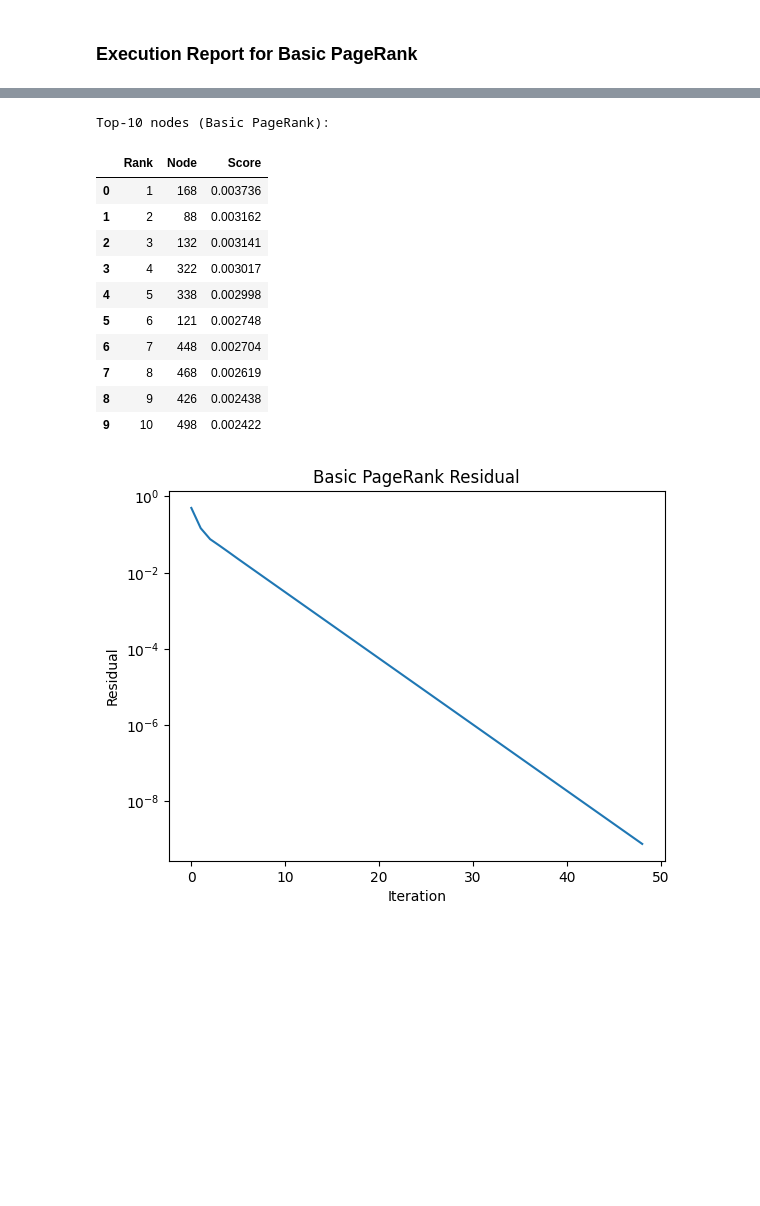
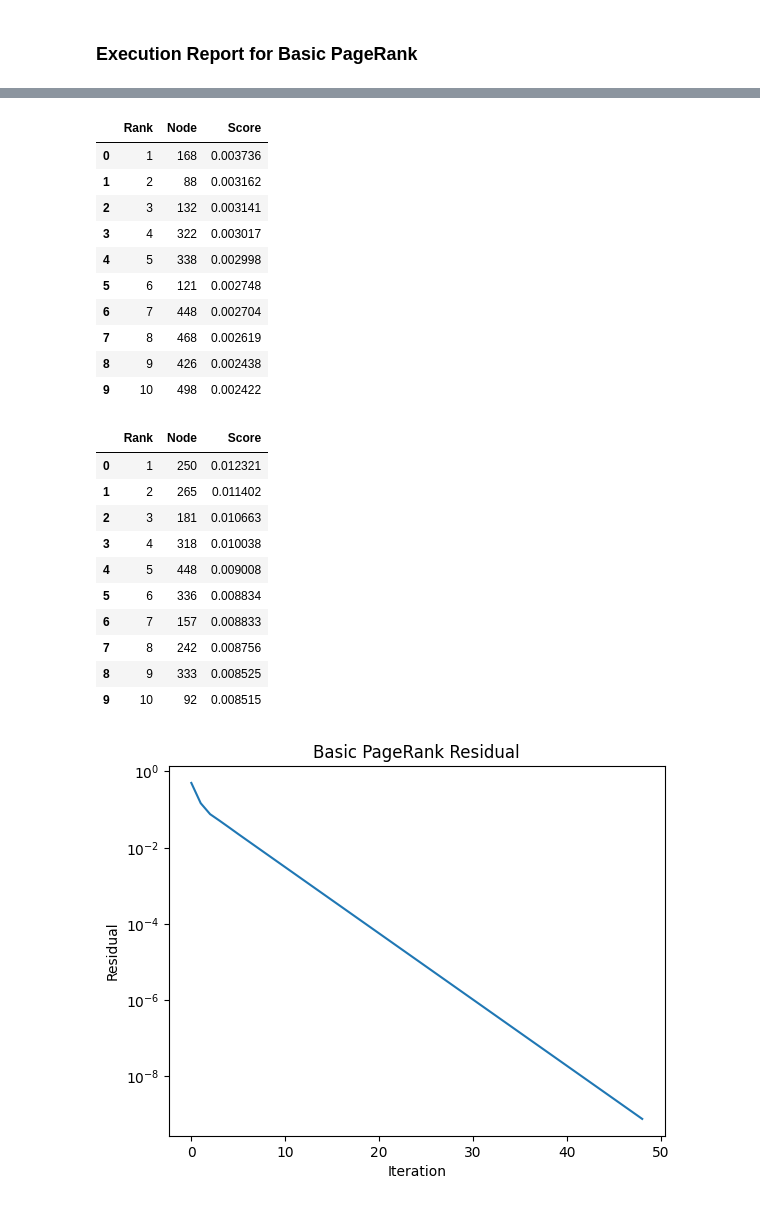
Before and after one commit to pouriaSameti/Mathematics-For-Data-Science, a Jupyter notebook: Project 3/notebook.ipynb, the cells around one changed output, grey strips where cells are left out. Cells and saved outputs as stored; diff of their text form; code cells hidden in the pictures; blank space fills up the shorter version.

```diff
--- a/Project 3/notebook.ipynb
+++ b/Project 3/notebook.ipynb
@@ -338,15 +352,13 @@ Sum of PageRank values: 0.4351006872259171
 # %%
-top10 = np.argsort(-p)[:10]
+top10_A = np.argsort(-p_A)[:10]
 
-top10_table_basic_page_rank = []
-print("Top-10 nodes (Basic PageRank):")
-for rank, node in enumerate(top10, 1):
-    top10_table_basic_page_rank.append({'Rank': rank, 'Node': node, 'Score': p[node]})
+top10_table_basic_page_rank_A = []
+for rank, node in enumerate(top10_A, 1):
+    top10_table_basic_page_rank_A.append({'Rank': rank, 'Node': node, 'Score': p_A[node]})
 
-top10_table_basic_page_rank = pd.DataFrame(top10_table_basic_page_rank)
-top10_table_basic_page_rank
+top10_table_basic_page_rank_A = pd.DataFrame(top10_table_basic_page_rank_A)
+top10_table_basic_page_rank_A
 # %% [output]
-Top-10 nodes (Basic PageRank):
 |  | Rank | Node | Score |
 | 0 | 1 | 168 | 0.003736 |
 | 1 | 2 | 88 | 0.003162 |
@@ -358,5 +370,26 @@ Top-10 nodes (Basic PageRank):
 | 7 | 8 | 468 | 0.002619 |
 | 8 | 9 | 426 | 0.002438 |
 | 9 | 10 | 498 | 0.002422 |
+# %%
+top10_B = np.argsort(-p_B)[:10]
+
+top10_table_basic_page_rank_B = []
+for rank, node in enumerate(top10_B, 1):
+    top10_table_basic_page_rank_B.append({'Rank': rank, 'Node': node, 'Score': p_B[node]})
+
+top10_table_basic_page_rank_B = pd.DataFrame(top10_table_basic_page_rank_B)
+top10_table_basic_page_rank_B
+# %% [output]
+|  | Rank | Node | Score |
+| 0 | 1 | 250 | 0.012321 |
+| 1 | 2 | 265 | 0.011402 |
+| 2 | 3 | 181 | 0.010663 |
+| 3 | 4 | 318 | 0.010038 |
+| 4 | 5 | 448 | 0.009008 |
+| 5 | 6 | 336 | 0.008834 |
+| 6 | 7 | 157 | 0.008833 |
+| 7 | 8 | 242 | 0.008756 |
+| 8 | 9 | 333 | 0.008525 |
+| 9 | 10 | 92 | 0.008515 |
 # %%
 plt.figure()
```
Also changed, not shown: parts of 5 cells of this notebook.
